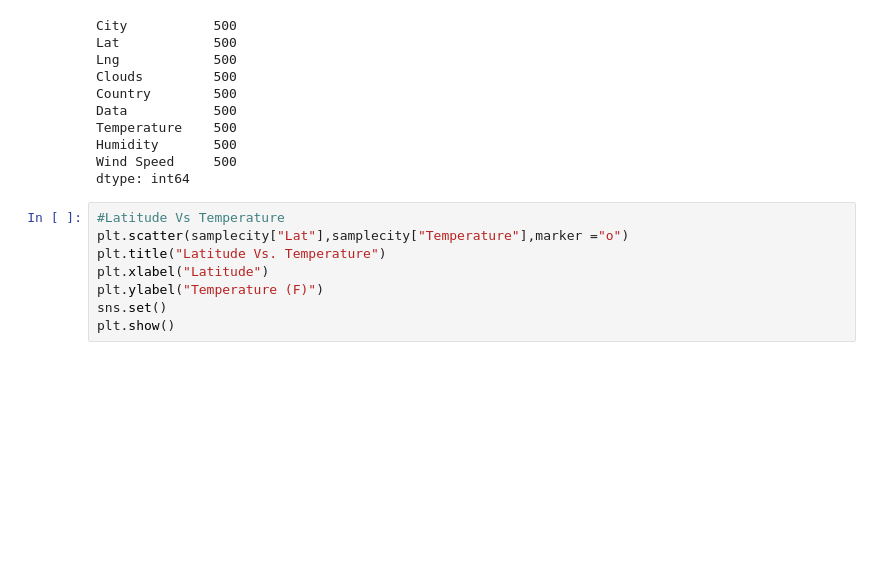
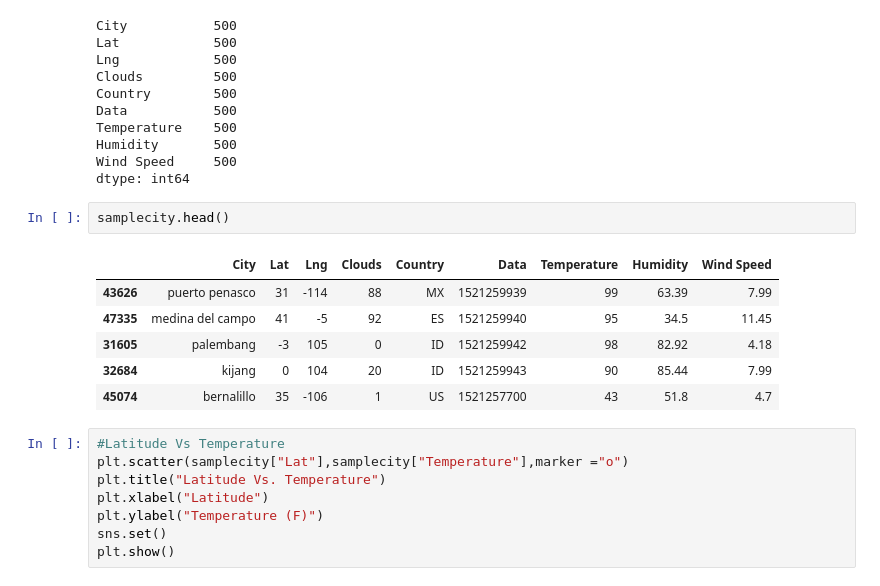
Before and after one commit to Weijingz/WeatherPy, a Jupyter notebook: WeatherPy.ipynb, the cells around one changed output. Drawn from its saved outputs; the diff is of its cells as text; blank space fills up the shorter version.

```diff
--- a/WeatherPy.ipynb
+++ b/WeatherPy.ipynb
@@ -122,6 +122,15 @@ Temperature    500
 Humidity       500
 Wind Speed     500
 dtype: int64
+# %%
+samplecity.head()
+# %% [output]
+|  | City | Lat | Lng | Clouds | Country | Data | Temperature | Humidity | Wind Speed |
+| 43626 | puerto penasco | 31 | -114 | 88 | MX | 1521259939 | 99 | 63.39 | 7.99 |
+| 47335 | medina del campo | 41 | -5 | 92 | ES | 1521259940 | 95 | 34.5 | 11.45 |
+| 31605 | palembang | -3 | 105 | 0 | ID | 1521259942 | 98 | 82.92 | 4.18 |
+| 32684 | kijang | 0 | 104 | 20 | ID | 1521259943 | 90 | 85.44 | 7.99 |
+| 45074 | bernalillo | 35 | -106 | 1 | US | 1521257700 | 43 | 51.8 | 4.7 |
 # %%
 #Latitude Vs Temperature
 plt.scatter(samplecity["Lat"],samplecity["Temperature"],marker ="o")
```
